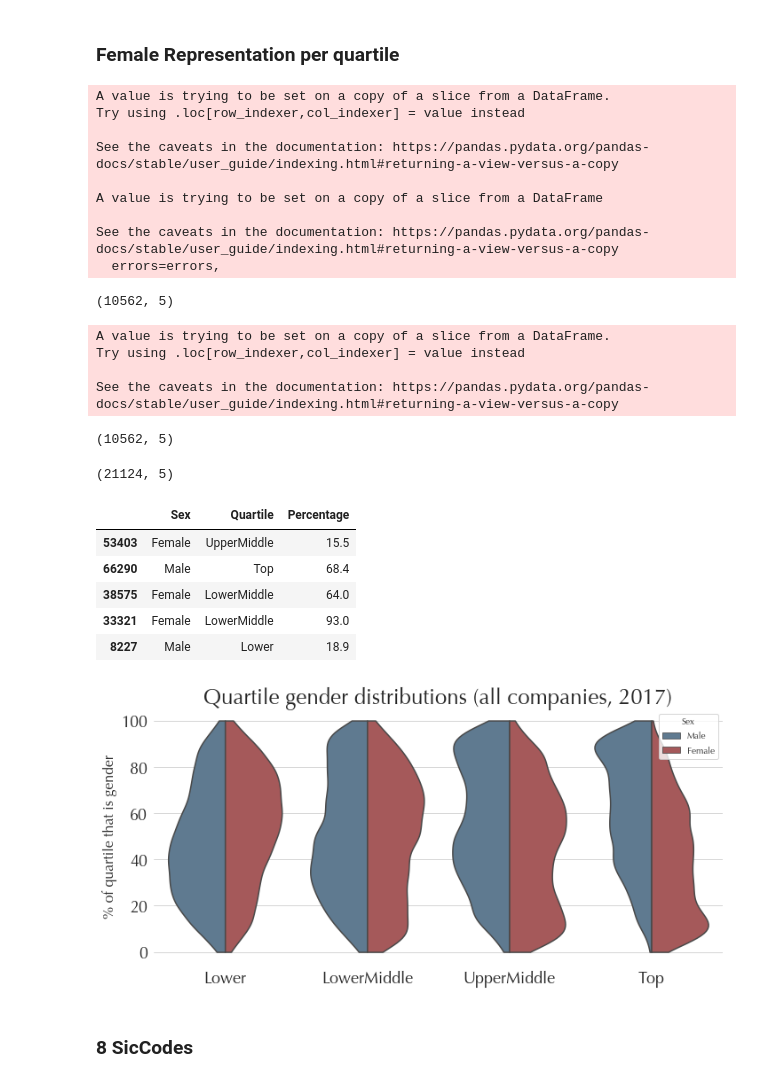
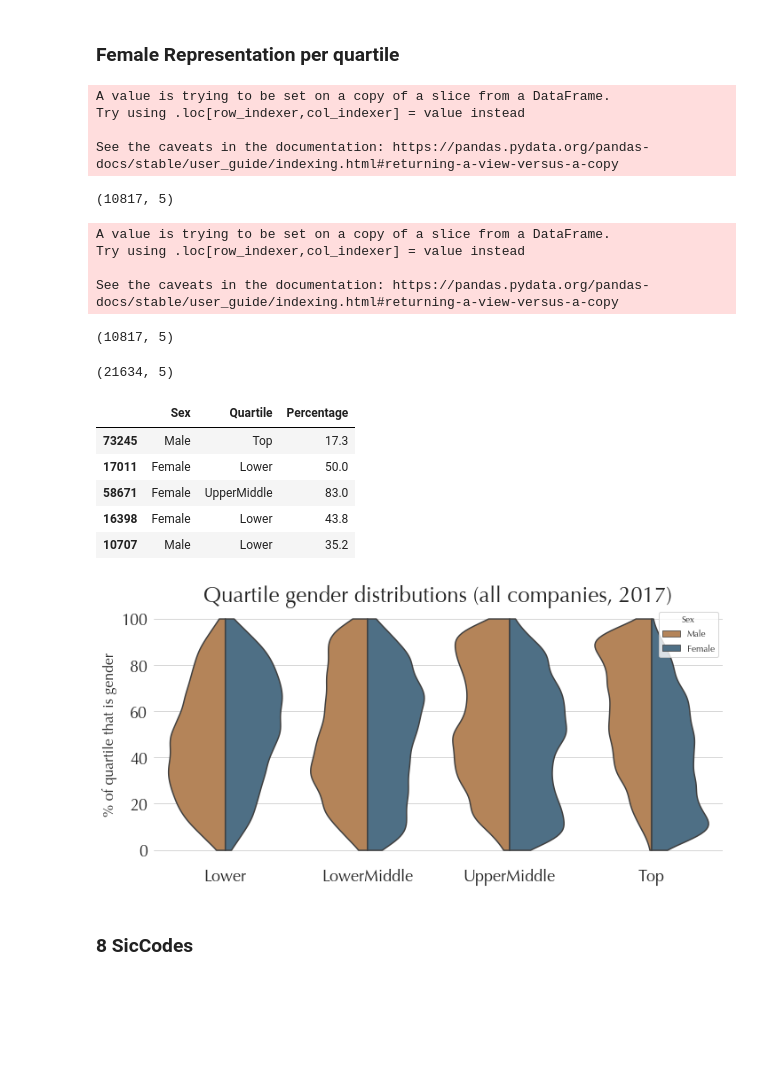
Before and after one commit to Ads2020Group6/data-exploration, a Jupyter notebook: Gov Equalities Office - EDA.ipynb, the cells around one changed output. Cells and saved outputs as stored; diff of their text form; code cells hidden in the pictures; blank space fills up the shorter version.

```diff
--- a/Gov Equalities Office - EDA.ipynb
+++ b/Gov Equalities Office - EDA.ipynb
@@ -36,7 +36,7 @@ plt.rcParams["font.family"] = "sans-serif"
 df = None
 
 def load_raw(df):
-    path = "data/gender-pay-gap-uk-gov/2017.csv"
+    path = "data/gender-pay-gap-uk-gov/2018.csv"
     df = pd.read_csv(path)
     return df
 
@@ -366,12 +366,7 @@ A value is trying to be set on a copy of a slice from a DataFrame.
 Try using .loc[row_indexer,col_indexer] = value instead
 
 See the caveats in the documentation: https://pandas.pydata.org/pandas-docs/stable/user_guide/indexing.html#returning-a-view-versus-a-copy
-
-A value is trying to be set on a copy of a slice from a DataFrame
-
-See the caveats in the documentation: https://pandas.pydata.org/pandas-docs/stable/user_guide/indexing.html#returning-a-view-versus-a-copy
-  errors=errors,
-(10562, 5)
+(10817, 5)
 # %%
 female_quartile = df[["FemaleLowerQuartile", "FemaleLowerMiddleQuartile", "FemaleUpperMiddleQuartile", "FemaleTopQuartile"]]
 female_quartile["Sex"] = "Female"
@@ -387,12 +382,12 @@ A value is trying to be set on a copy of a slice from a DataFrame.
 Try using .loc[row_indexer,col_indexer] = value instead
 
 See the caveats in the documentation: https://pandas.pydata.org/pandas-docs/stable/user_guide/indexing.html#returning-a-view-versus-a-copy
-(10562, 5)
+(10817, 5)
 # %%
 quartiles = male_quartile.append(female_quartile)
 quartiles.shape
 # %% [output]
-(21124, 5)
+(21634, 5)
 # %%
 melt_quartiles = pd.melt(quartiles,
         id_vars=['Sex'], var_name='Quartile',
@@ -402,43 +397,43 @@ melt_quartiles = pd.melt(quartiles,
 melt_quartiles.sample(5)
 # %% [output]
 |  | Sex | Quartile | Percentage |
-| 53403 | Female | UpperMiddle | 15.5 |
-| 66290 | Male | Top | 68.4 |
-| 38575 | Female | LowerMiddle | 64.0 |
-| 33321 | Female | LowerMiddle | 93.0 |
-| 8227 | Male | Lower | 18.9 |
+| 73245 | Male | Top | 17.3 |
+| 17011 | Female | Lower | 50.0 |
+| 58671 | Female | UpperMiddle | 83.0 |
+| 16398 | Female | Lower | 43.8 |
+| 10707 | Male | Lower | 35.2 |
 # %%
 from matplotlib.lines import Line2D
 from matplotlib import colors
 import matplotlib as mpl
 sns.set_style("whitegrid", {
     'font.family': 'Optima',
 })
 mpl.rcParams['font.family'] = 'Optima'
 mpl.rcParams['text.usetex'] = 'False'
 
 
 fig, ax = plt.subplots(figsize=(10,5))
 ax.set_title("Quartile gender distributions (all companies, 2017)", **{'fontsize': 24})
 sns.despine(left=True, bottom=True)
-palette = sns.color_palette("Set1", n_colors=8, desat=.5)
+palette = sns.color_palette(None, n_colors=8, desat=.5)
 x = palette[0]
 y = palette[1]
 palette[1] = palette[0]
 palette[0] = y
 ax = sns.violinplot(
     data=melt_quartiles, x="Quartile", y="Percentage", hue="Sex", ax=ax, cut=0, split=True,
      inner=None, palette=palette
 )
 plt.tick_params(axis='y', which='both', labelleft=True, labelright=False, labelsize=18)
 plt.tick_params(axis='x', which='both', labeltop=False, labelbottom=True, labelsize=18)
 ax.set_xlabel('')
 ax.set_ylabel('% of quartile that is gender', **{'fontsize': 16})
 
 plt.tight_layout()
 fig.savefig("Visualizations/2017-all-companies-quartiles.png", dpi=150)
 # %% [output]
-[figure, old version]
+[figure, new version]
 # %% [markdown]
 ### 8 SicCodes
 # %%
```
Also changed, not shown: parts of 27 cells of this notebook, 1 other file.
